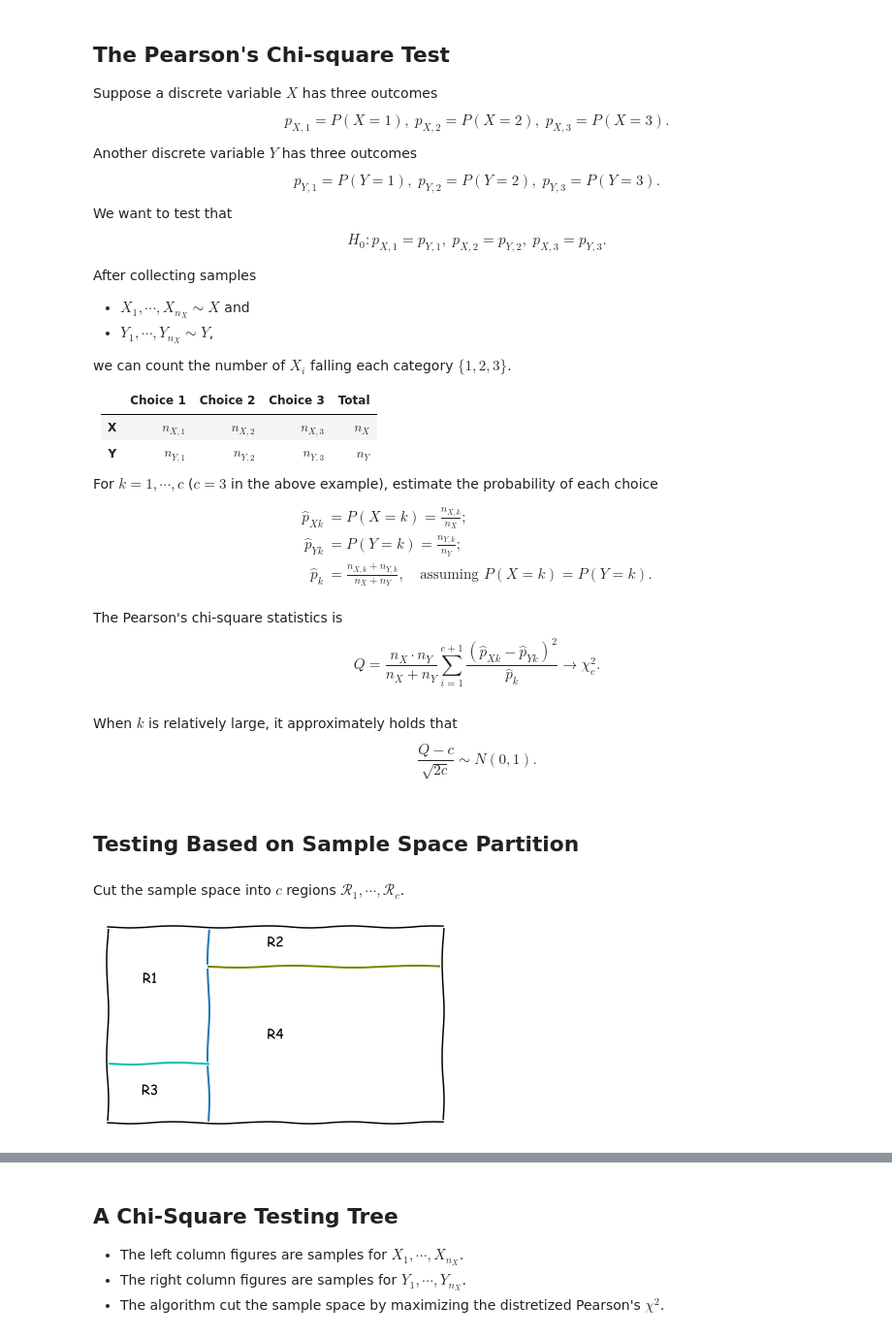
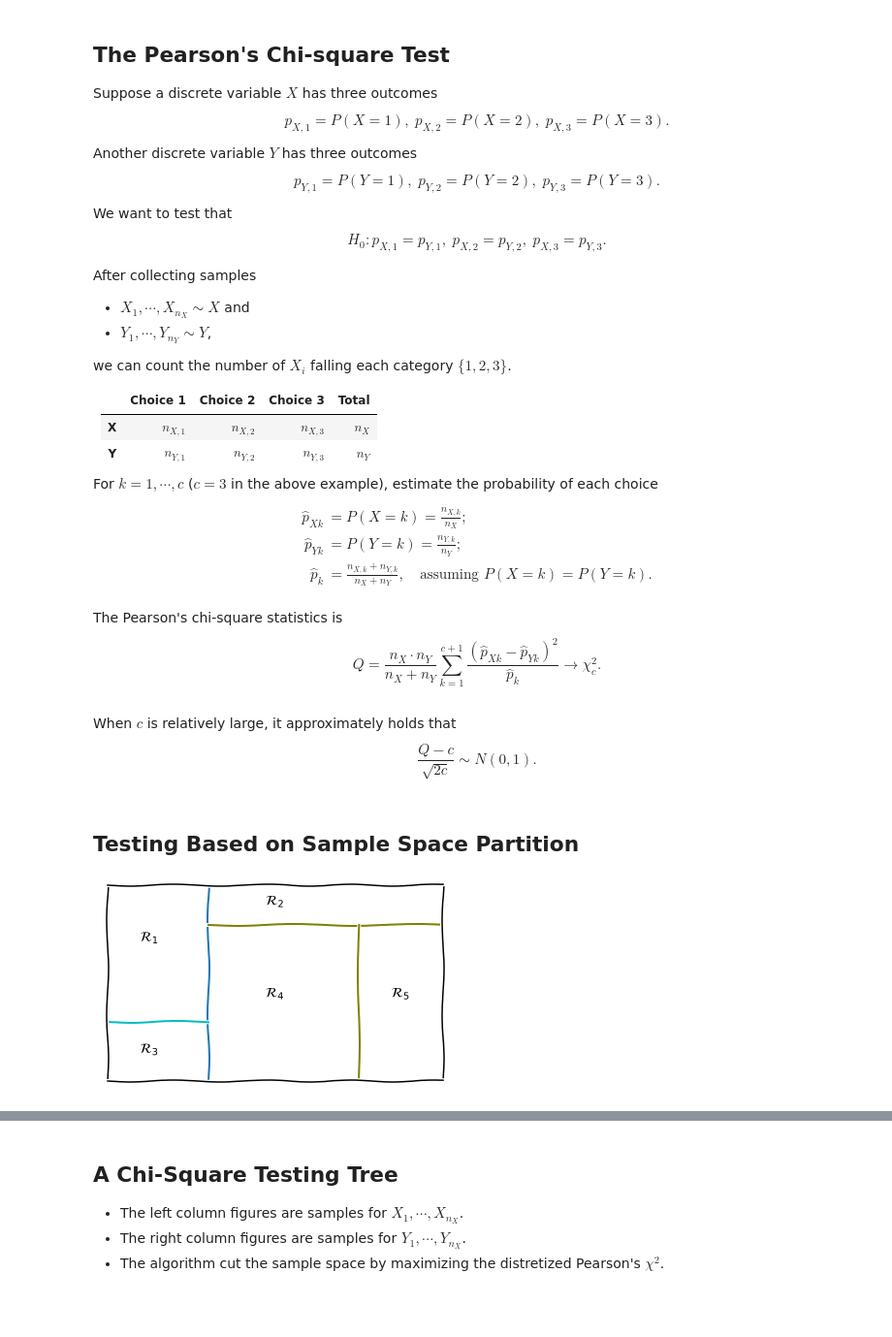
Before and after one commit to shiyuanhe/highdimmetric, a Jupyter notebook: forestDemo.ipynb, the cells around one changed output, grey strips where cells are left out. Shown at 97% size. Drawn from its saved outputs; the diff is of its cells as text; code cells hidden in the pictures; blank space fills up the shorter version.

```diff
--- a/forestDemo.ipynb
+++ b/forestDemo.ipynb
@@ -17,7 +17,7 @@ $$
 
 After collecting samples
 - $X_1,\cdots, X_{n_X}\sim X$ and
-- $Y_1,\cdots, Y_{n_X}\sim Y$,
+- $Y_1,\cdots, Y_{n_Y}\sim Y$,
 
 we can count the number of $X_i$ falling each category $\{1,2,3\}$.
 
@@ -34,43 +34,45 @@ $$
 \begin{align}
 \hat{p}_{Xk}& = P(X=k) = \frac{n_{X,k}}{n_{X}};\\
 \hat{p}_{Yk}& = P(Y=k) = \frac{n_{Y,k}}{n_{Y}};\\
-\hat{p}_{k}&  = \frac{n_{X,k} + n_{Y,k}}{n_{X}+n_{Y}},\quad \text{assuming }P(X=k)=P(Y=k).\\
+\hat{p}_{k}&= \frac{n_{X,k} + n_{Y,k}}{n_{X}+n_{Y}},\quad \text{assuming }P(X=k)=P(Y=k).\\
 \end{align}
 $$
 
 The Pearson's chi-square statistics is
 $$
-Q = \frac{n_X\cdot n_Y}{n_X+n_Y}  \sum_{i=1}^{c+1}
+Q = \frac{n_X\cdot n_Y}{n_X+n_Y}  \sum_{k=1}^{c+1}
 \frac{(\hat{p}_{Xk} - \hat{p}_{Yk})^2}{\hat{p}_{k}} \to \chi_c^2.
 $$
 # %% [markdown]
-When $k$ is relatively large, it approximately holds that
+When $c$ is relatively large, it approximately holds that
 $$
 \frac{Q - c}{\sqrt{2c}}\sim N(0,1).
 $$
 # %% [markdown]
 ## Testing Based on Sample Space Partition
-# %% [markdown]
-Cut the sample space into $c$ regions $\mathcal{R}_1,\cdots, \mathcal{R}_c$.
 # %%
 with plt.xkcd():
     fig = plt.figure()
     ax = fig.add_axes((0.1, 0.2, 0.8, 0.7))
     ax.axvline(x=0.3)
     xseq = np.linspace(0,0.3,100)
     yseq = np.repeat(0.3,100)
     plt.plot(xseq,yseq,"c")
     ax.set_xlim([0,1])
     ax.set_ylim([0,1])
     xseq = np.linspace(0.3,1,100)
     yseq = np.repeat(0.8,100)
     plt.plot(xseq,yseq,"olive")
+    xseq = np.repeat(0.75,100)
+    yseq = np.linspace(0,0.8,100)
+    plt.plot(xseq,yseq,"olive")
     ax.set_xticks([])
     ax.set_yticks([])
-    fig.text(0.5, 0.5,'R4',ha='center')
-    fig.text(0.5, 0.83,'R2',ha='center')
-    fig.text(0.2, 0.7,'R1',ha='center')
-    fig.text(0.2, 0.3,'R3',ha='center')
+    fig.text(0.5, 0.5,r'$\mathcal{R}_4$',ha='center')
+    fig.text(0.5, 0.83,r'$\mathcal{R}_2$',ha='center')
+    fig.text(0.2, 0.7,r'$\mathcal{R}_1$',ha='center')
+    fig.text(0.2, 0.3,r'$\mathcal{R}_3$',ha='center')
+    fig.text(0.8, 0.5,r'$\mathcal{R}_5$',ha='center')
 # %% [output]
-[figure, old version]
+[figure, new version]
 # %% [markdown]
```
Also changed, not shown: parts of 7 cells of this notebook, 2 other files.
